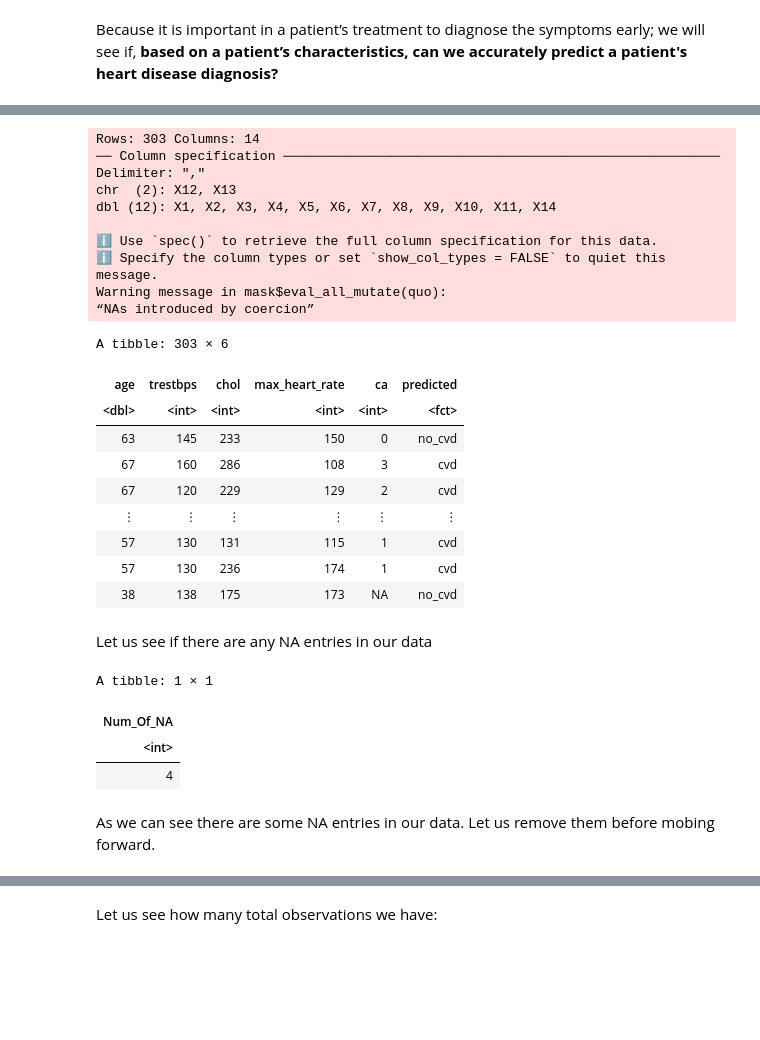
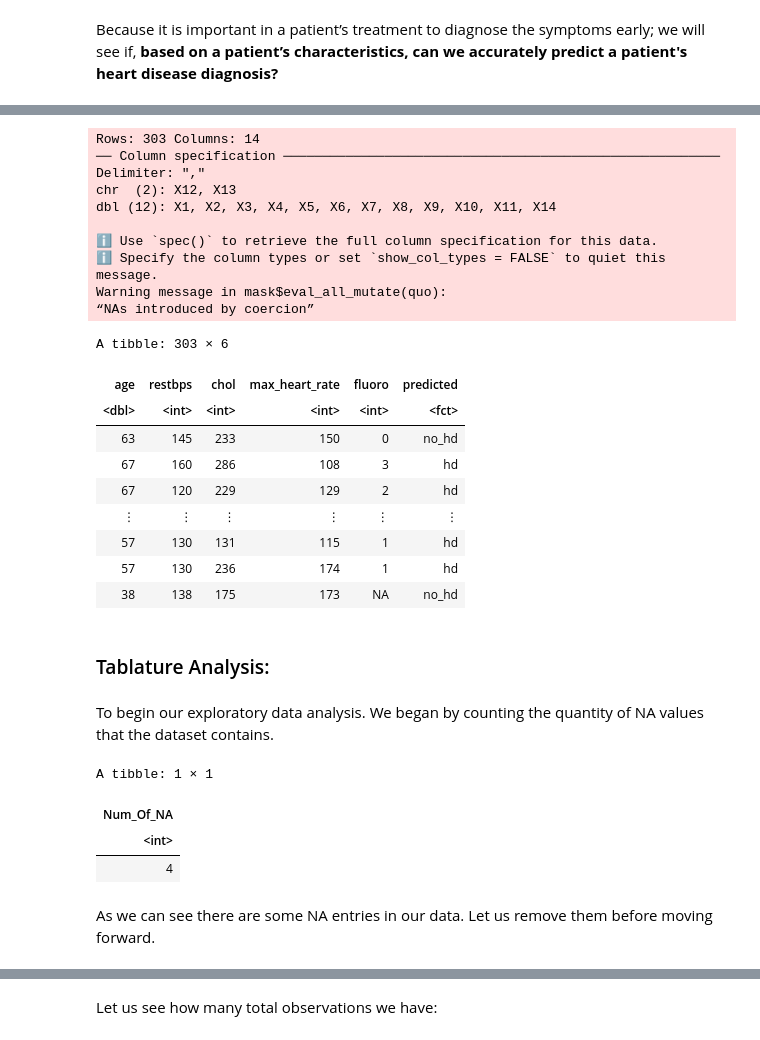
Before and after one commit to VashistSahil/DSCI-100-project, a Jupyter notebook: dsci100 proposal.ipynb, the cells around one changed output, grey strips where cells are left out. Saved outputs shown, nothing was run; the diff lists cells and outputs as text; code cells hidden in the pictures; blank space fills up the shorter version.

Commit message:
proposal formatted with variables fixed
CA is now fluoro, cvd is now hd and i fixed trestbps too. All that needs to be added is the min/max tables and maybe a few more formatting changes

```diff
--- a/dsci100 proposal.ipynb
+++ b/dsci100 proposal.ipynb
@@ -63,58 +65,50 @@ ERROR: Error in file(filename, "r", encoding = encoding): cannot open the connec
 # %%
 set.seed(50)
 heart_data <- read_csv("https://archive.ics.uci.edu/ml/machine-learning-databases/heart-disease/processed.cleveland.data", col_names = FALSE) |>
     rename("age"= X1, "sex" = X2, "chest_pain" = X3, "trestbps" = X4, "chol" = X5, "fasting_bs" = X6, "restecg" = X7, "max_heart_rate" = X8, "exang" = X9, "old_peak" = X10, "peak_slope" = X11, "ca" = X12, "thal" = X13, "predicted" = X14) |>
     mutate(sex = recode(sex, "1" = "male", "0" = "female")) |>
     mutate(chest_pain = recode(chest_pain, "1" = "typical_angina", "2" = "atypical_angina", "3" = "non_anginal_pain", "4" = "asymptomatic")) |>
-    mutate(trestbps = as.integer(trestbps)) |>
+    mutate(restbps = as.integer(trestbps)) |>
     mutate(chol = as.integer(chol)) |>
     mutate(fasting_bs = recode(fasting_bs, "1" = "over_120", "0" = "under_120")) |>
     mutate(restecg = recode(restecg, "0" = "normal", "1" = "abnormal", "2" = "hypertrophy")) |>
     mutate(max_heart_rate = as.integer(max_heart_rate)) |>
     mutate(old_peak = as.numeric(old_peak)) |>
-    mutate(ca = as.integer(ca)) |>
+    mutate(fluoro = as.integer(ca)) |>
     mutate(exang = recode(exang, "0" = "no", "1" = "yes")) |>
     mutate(peak_slope = as.integer(peak_slope)) |>
     mutate(thal = recode(thal, "3.0" = "normal", "6.0" = "fixed_defect", "7.0" = "reversable_defect")) |>
     mutate(predicted = as.factor(predicted)) |>
-    mutate(predicted = recode(predicted, "0" = "no_cvd", "1" = "cvd", "2" = "cvd", "3" = "cvd", "4" = "cvd"))
+    mutate(predicted = recode(predicted, "0" = "no_hd", "1" = "hd", "2" = "hd", "3" = "hd", "4" = "hd"))
 
-heart_data_select <- heart_data |> select(age,trestbps, chol, max_heart_rate, ca, predicted)
-
-#heart_recipe <- recipe(predicted ~ age + sex + chest_pain + trestbps + chol + max_heart_rate, data = heart_data) |>
-#    step_scale(all_predictors()) |>
-#        step_center(all_predictors())
-
-
-
-
-# Based on a patient's physical properities, can we consistently predict their CVD diagnosis
-
+heart_data_select <- heart_data |> select(age,restbps, chol, max_heart_rate, fluoro, predicted)
 
 heart_data_select
 # %% [output]
 Rows: 303 Columns: 14
 ── Column specification ────────────────────────────────────────────────────────
 Delimiter: ","
 chr  (2): X12, X13
 dbl (12): X1, X2, X3, X4, X5, X6, X7, X8, X9, X10, X11, X14
 
 ℹ Use `spec()` to retrieve the full column specification for this data.
 ℹ Specify the column types or set `show_col_types = FALSE` to quiet this message.
 Warning message in mask$eval_all_mutate(quo):
 “NAs introduced by coercion”
 A tibble: 303 × 6
-| age | trestbps | chol | max_heart_rate | ca | predicted |
+| age | restbps | chol | max_heart_rate | fluoro | predicted |
 | <dbl> | <int> | <int> | <int> | <int> | <fct> |
-| 63 | 145 | 233 | 150 | 0 | no_cvd |
-| 67 | 160 | 286 | 108 | 3 | cvd |
-| 67 | 120 | 229 | 129 | 2 | cvd |
+| 63 | 145 | 233 | 150 | 0 | no_hd |
+| 67 | 160 | 286 | 108 | 3 | hd |
+| 67 | 120 | 229 | 129 | 2 | hd |
 | ⋮ | ⋮ | ⋮ | ⋮ | ⋮ | ⋮ |
-| 57 | 130 | 131 | 115 | 1 | cvd |
-| 57 | 130 | 236 | 174 | 1 | cvd |
-| 38 | 138 | 175 | 173 | NA | no_cvd |
+| 57 | 130 | 131 | 115 | 1 | hd |
+| 57 | 130 | 236 | 174 | 1 | hd |
+| 38 | 138 | 175 | 173 | NA | no_hd |
+# %% [markdown]
+### Tablature Analysis:
 # %% [markdown]
-Let us see if there are any NA entries in our data
+To begin our exploratory data analysis. We began by counting the quantity of NA values that the dataset contains.
 # %%
 heart_data_select |> summarise(Num_Of_NA = sum(is.na(heart_data_select)))
 # %% [output]
@@ -124,7 +118,7 @@ A tibble: 1 × 1
 | 4 |
 # %% [markdown]
 As we can see there are some NA entries in our data.
-Let us remove them before mobing forward.
+Let us remove them before moving forward.
 # %%
 heart_data_select |> na.omit()
 # %% [output]
```
Also changed, not shown: parts of 17 cells of this notebook.
